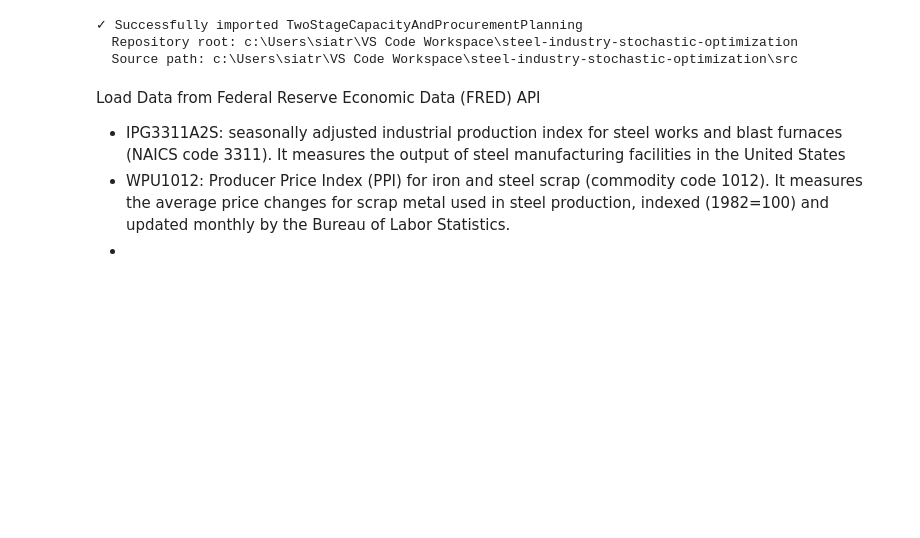
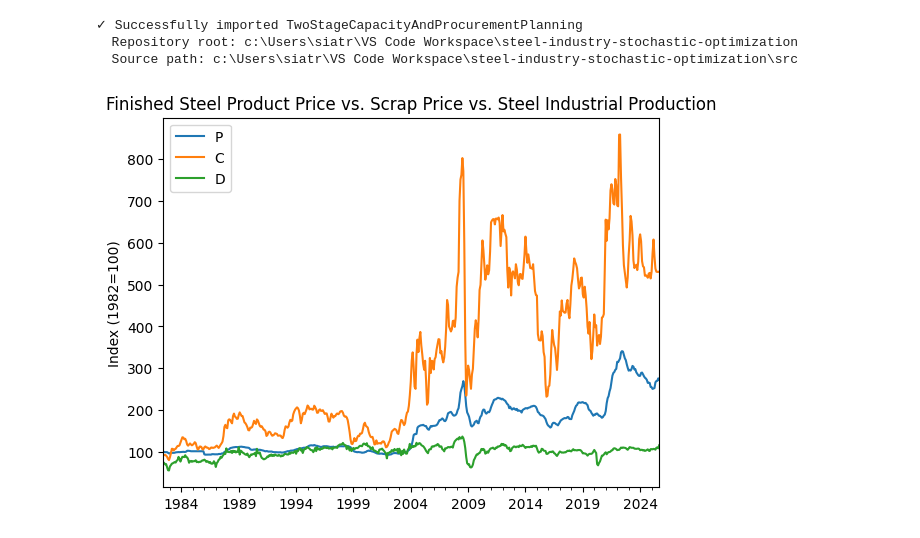
Before and after one commit to SiatrasVasilis/steel-industry-stochastic-optimization, a Jupyter notebook: notebooks/basic_usage.ipynb, the cells around one changed output. Drawn from its saved outputs; the diff is of its cells as text; code cells hidden in the pictures; blank space fills up the shorter version.

```diff
--- a/notebooks/basic_usage.ipynb
+++ b/notebooks/basic_usage.ipynb
@@ -18,19 +18,16 @@ print(f"  Source path: {src_path}")
 ✓ Successfully imported TwoStageCapacityAndProcurementPlanning
   Repository root: c:\Users\siatr\VS Code Workspace\steel-industry-stochastic-optimization
   Source path: c:\Users\siatr\VS Code Workspace\steel-industry-stochastic-optimization\src
-# %% [markdown]
-Load Data from Federal Reserve Economic Data (FRED) API
-- IPG3311A2S: seasonally adjusted industrial production index for steel works and blast furnaces (NAICS code 3311). It measures the output of steel manufacturing facilities in the United States
-- WPU1012: Producer Price Index (PPI) for iron and steel scrap (commodity code 1012). It measures the average price changes for scrap metal used in steel production, indexed (1982=100) and updated monthly by the Bureau of Labor Statistics.
--
 # %%
 # Load data
 data = TwoStageCapacityAndProcurementPlanning.load_data_from_fredapi(
-    'add_fred_key_here',  # Replace with your actual FRED API key
+    'add_your_fred_api_key',  # Replace with your actual FRED API key
     steel_demand_identifier='IPG3311A2S',
     scrap_price_identifier='WPU1012',
     steel_price_identifier='WPU101704',
     plot_data=True)
+# %% [output]
+[figure, added]
 # %%
 data_subset = TwoStageCapacityAndProcurementPlanning.get_n_observations(
     data,
```
Also changed, not shown: parts of 15 cells of this notebook.
